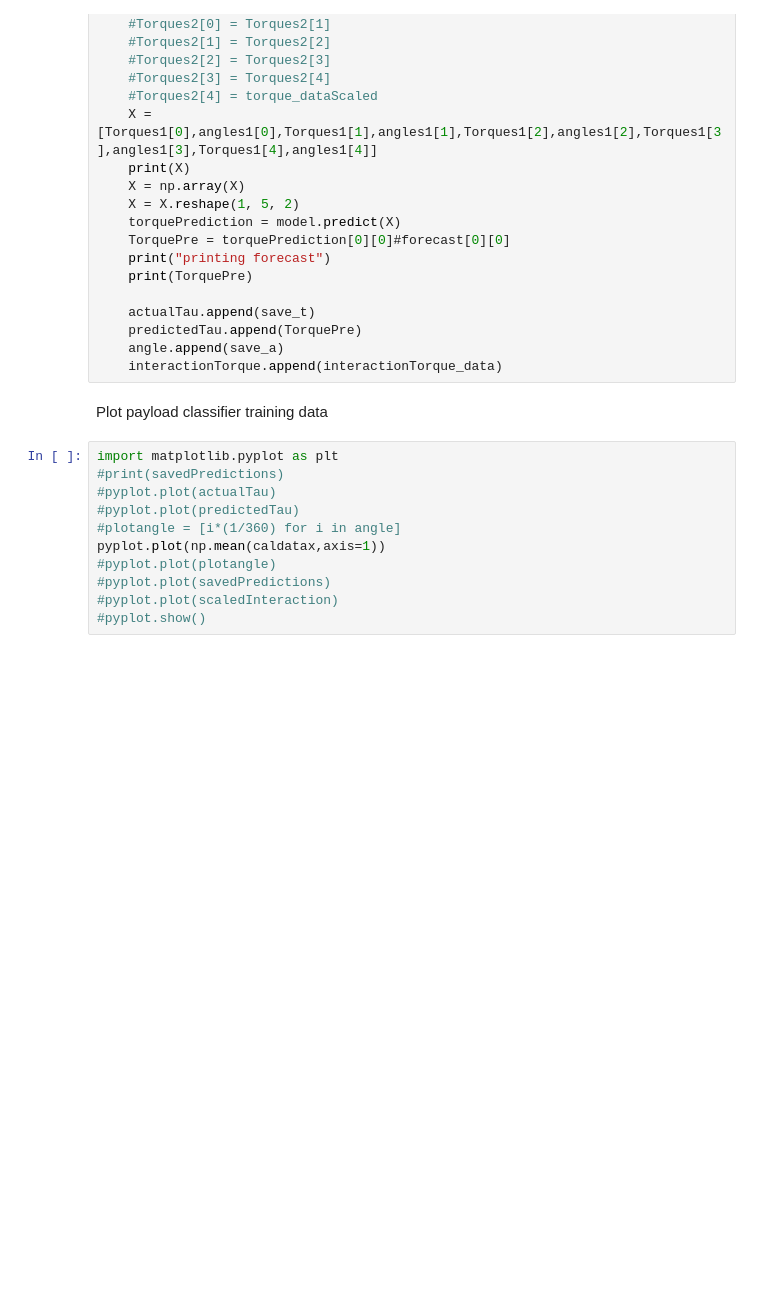
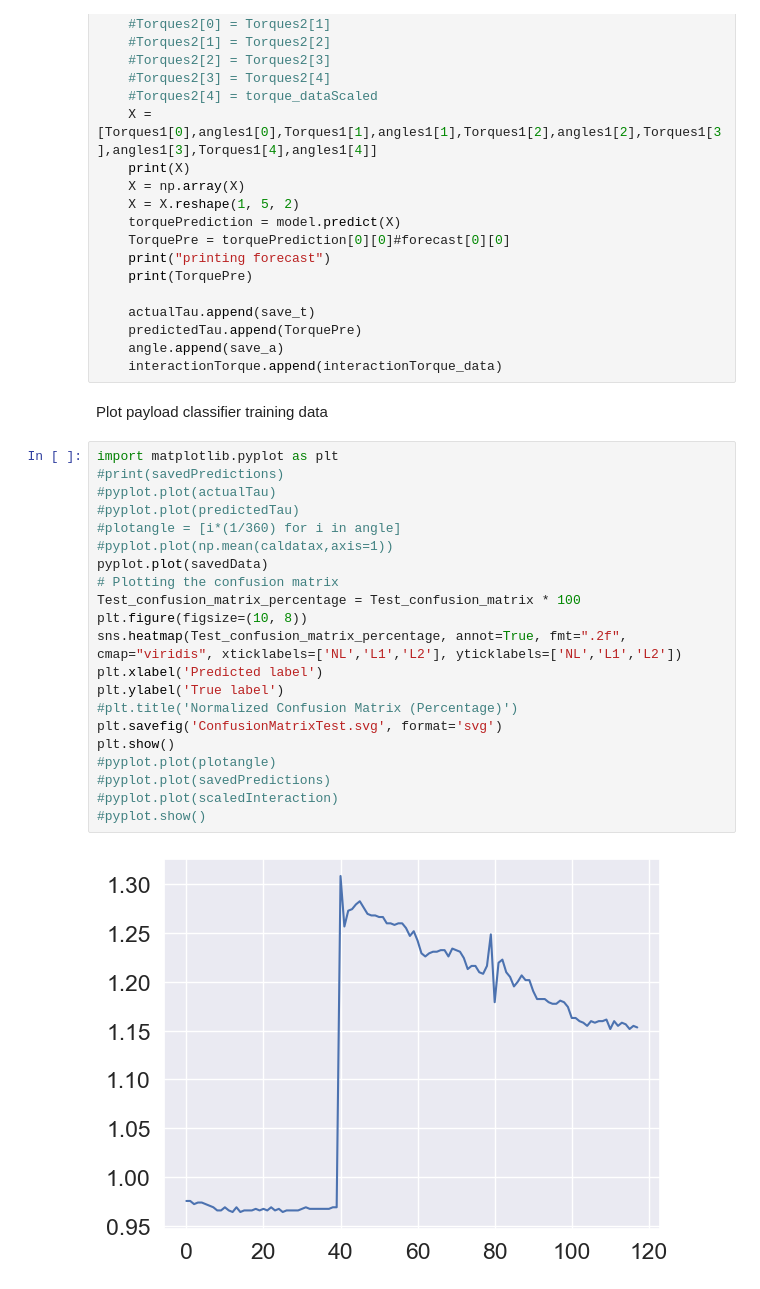
Before and after one commit to StackMonkey/Transparent-control-with-LSTM-and-FMG, a Jupyter notebook: LSTM and RNN examples/HighLevelController.ipynb, the cells around one changed output. Cells and saved outputs as stored; diff of their text form; blank space fills up the shorter version.

Commit message:
Test Fully prepared

```diff
--- a/LSTM and RNN examples/HighLevelController.ipynb
+++ b/LSTM and RNN examples/HighLevelController.ipynb
@@ -1166,11 +1224,23 @@ Plot payload classifier training data
 # %%
 import matplotlib.pyplot as plt
 #print(savedPredictions)
 #pyplot.plot(actualTau)
 #pyplot.plot(predictedTau)
 #plotangle = [i*(1/360) for i in angle]
-pyplot.plot(np.mean(caldatax,axis=1))
+#pyplot.plot(np.mean(caldatax,axis=1))
+pyplot.plot(savedData)
+# Plotting the confusion matrix
+Test_confusion_matrix_percentage = Test_confusion_matrix * 100
+plt.figure(figsize=(10, 8))
+sns.heatmap(Test_confusion_matrix_percentage, annot=True, fmt=".2f", cmap="viridis", xticklabels=['NL','L1','L2'], yticklabels=['NL','L1','L2'])
+plt.xlabel('Predicted label')
+plt.ylabel('True label')
+#plt.title('Normalized Confusion Matrix (Percentage)')
+plt.savefig('ConfusionMatrixTest.svg', format='svg')
+plt.show()
 #pyplot.plot(plotangle)
 #pyplot.plot(savedPredictions)
 #pyplot.plot(scaledInteraction)
 #pyplot.show()
+# %% [output]
+[figure, added]
```
Also changed, not shown: parts of 6 cells of this notebook, 1 other file.
